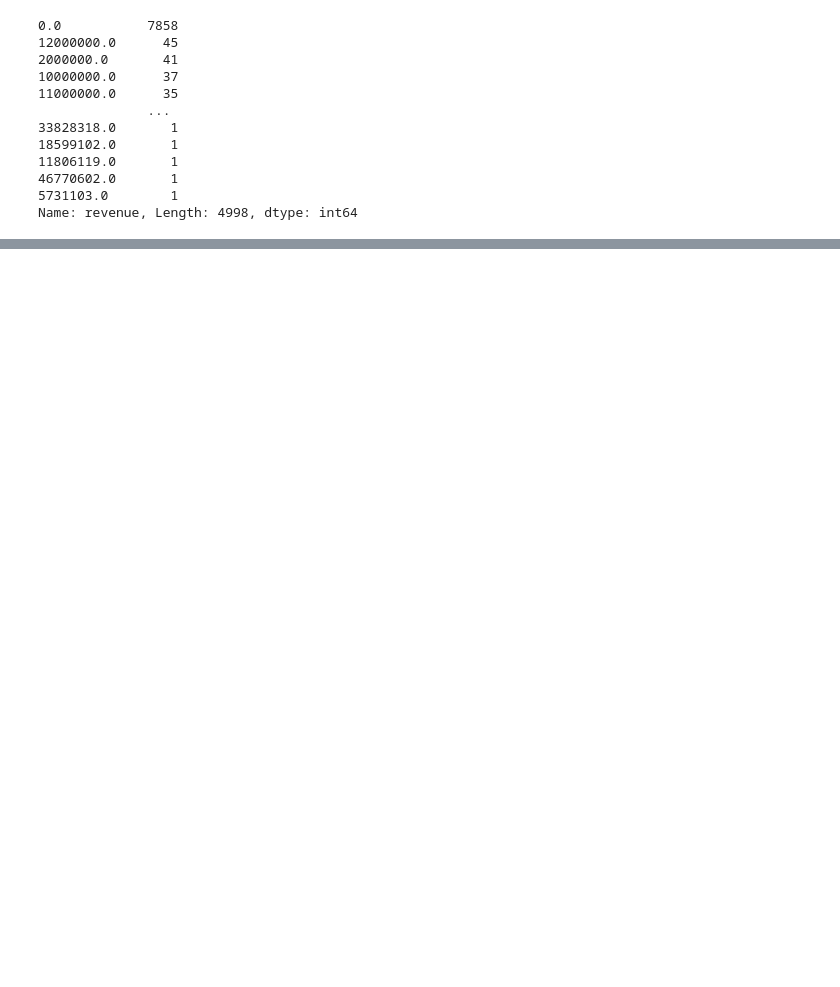
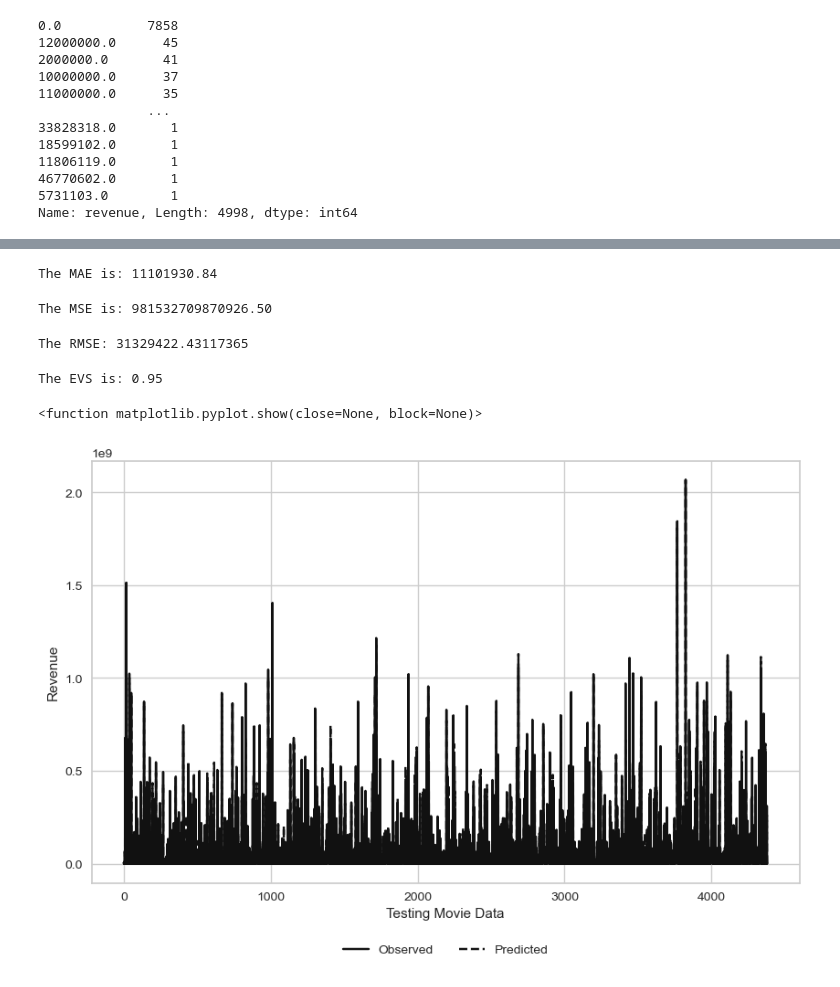
Before and after one commit to KurtOtto90/Final_Project, a Jupyter notebook: Movie_Prediction_Analysis.ipynb, the cells around one changed output, grey strips where cells are left out. Cells and saved outputs as stored; diff of their text form; code cells hidden in the pictures; blank space fills up the shorter version.

```diff
--- a/Movie_Prediction_Analysis.ipynb
+++ b/Movie_Prediction_Analysis.ipynb
@@ -152,5 +119,6 @@ y.value_counts()
 5731103.0        1
 Name: revenue, Length: 4998, dtype: int64
 # %%
+# splitting the dataset into training and testing dataset
 from sklearn.model_selection import train_test_split
-X_train, X_test, y_train, y_test = train_test_split(X, y, random_state=42)
+X_train, X_test, y_train, y_test = train_test_split(X, y, test_size = 0.20)
@@ -212,0 +137,5 @@ print(classification_report_imbalanced(y_test, y_pred))
+# %%
+random_forest = RandomForestRegressor(n_estimators = 25, random_state =25)
+# %%
+#Fitting the model
+Revenue_rf= random_forest.fit(X_train, y_train)
@@ -212,0 +175,3 @@ print(classification_report_imbalanced(y_test, y_pred))
+# %%
+#Prediction on the testing data
+ytest_pred = Revenue_rf.predict(X_test)
@@ -212,0 +196,36 @@ print(classification_report_imbalanced(y_test, y_pred))
+# %%
+# The MAE
+print('The MAE is: %.2f'% mean_absolute_error(y_test, ytest_pred))
+# %% [output]
+The MAE is: 11101930.84
+# %%
+# The MSE
+print('The MSE is: %.2f'% mean_squared_error(y_test, ytest_pred))
+# %% [output]
+The MSE is: 981532709870926.50
+# %%
+# The RMSE
+print('The RMSE:',np.sqrt(mean_squared_error(y_test, ytest_pred)))
+# %% [output]
+The RMSE: 31329422.43117365
+# %%
+# The EVS
+print('The EVS is: %.2f'% explained_variance_score(y_test, ytest_pred))
+# %% [output]
+The EVS is: 0.95
+# %%
+#Plotting the observed and predicted data
+import matplotlib.pyplot as plt
+#Setting the boundaries and parameters
+plt.rcParams['figure.figsize'] =(10,6)
+x_ax = range(len(X_test))
+#Plotting
+plt.plot(x_ax, y_test, label = 'Observed', color ='k', linestyle ='-')
+plt.plot(x_ax, ytest_pred, label = 'Predicted', color ='k', linestyle = '--')
+plt.ylabel('Revenue')
+plt.xlabel('Testing Movie Data')
+plt.legend(bbox_to_anchor =(0.5, -0.2), loc ='lower center', ncol =2, frameon = False)
+plt.show
+# %% [output]
+<function matplotlib.pyplot.show(close=None, block=None)>
+[figure, added]
```
Also changed, not shown: parts of 49 cells of this notebook, 3 other files.
